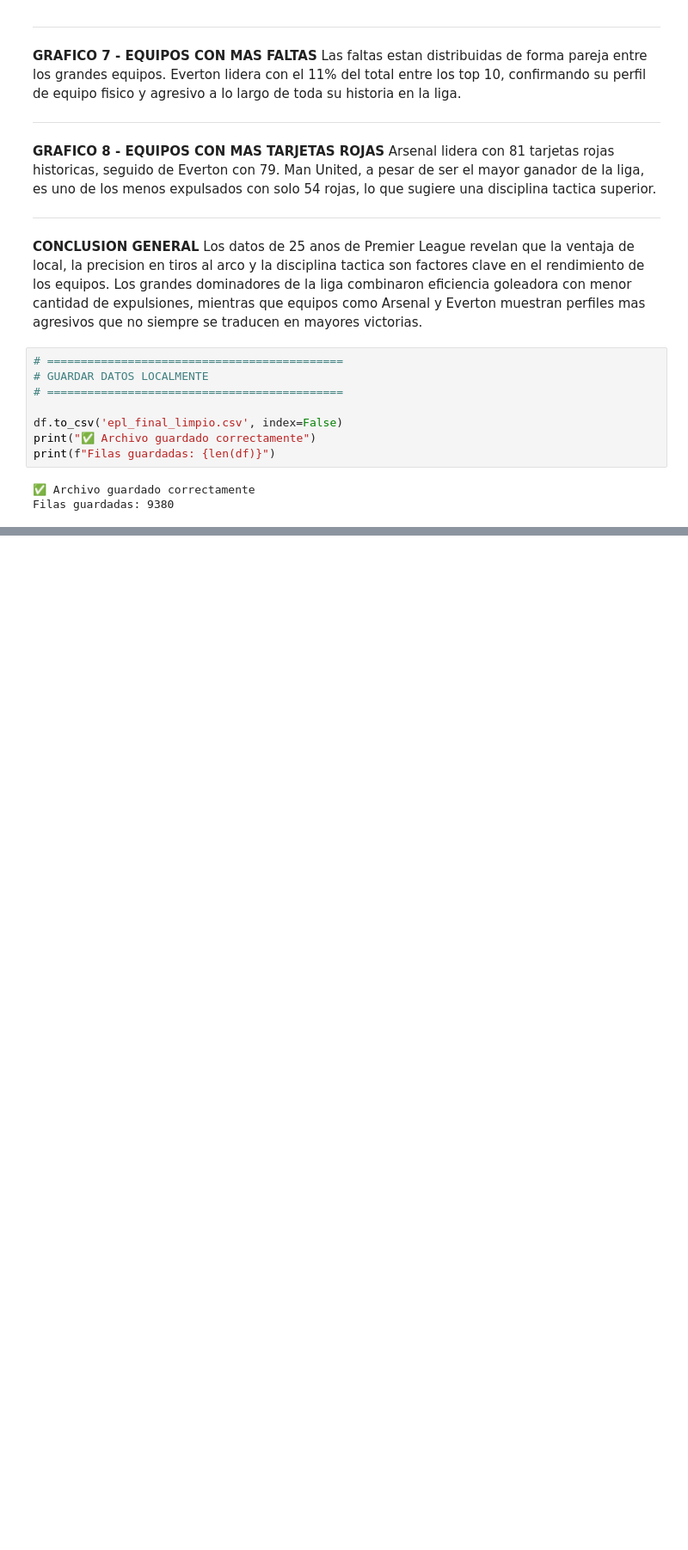
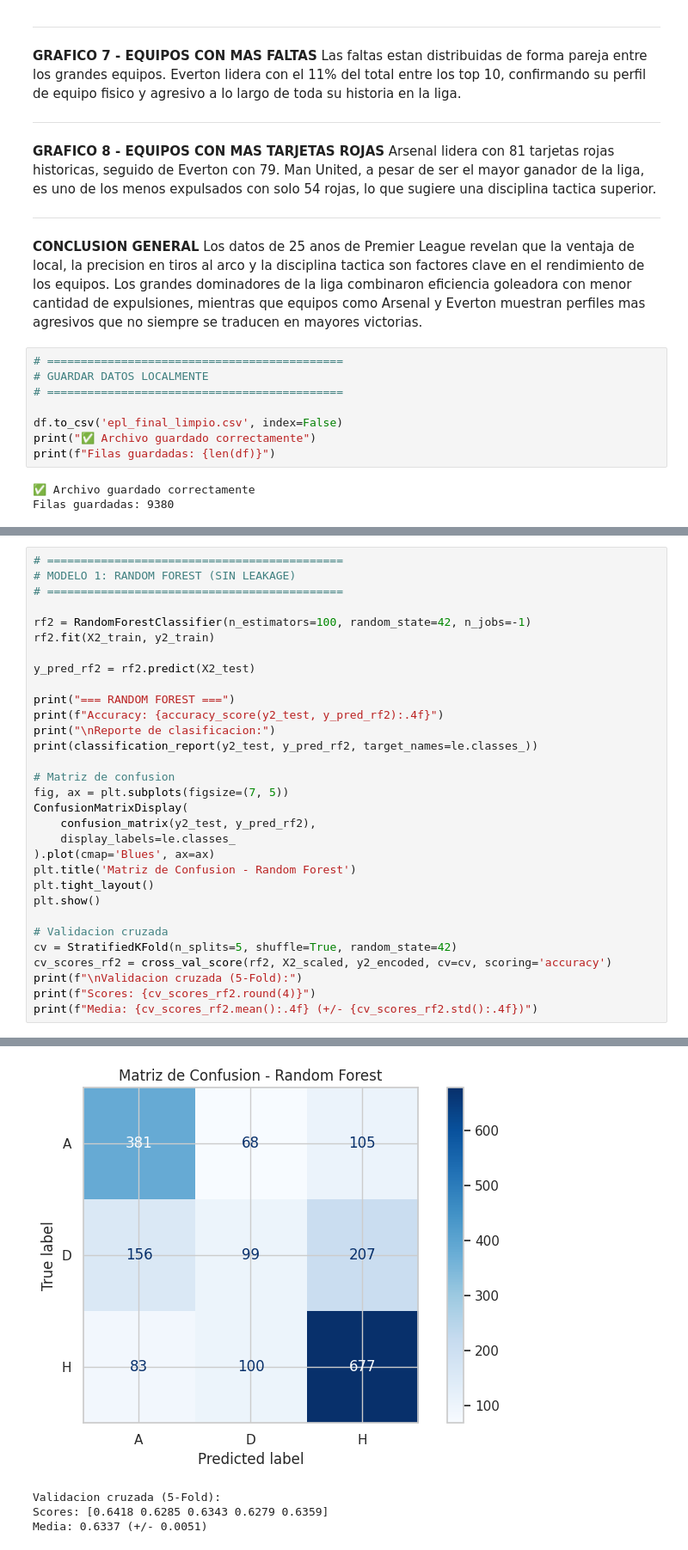
Before and after one commit to ejmuriburu/premier-league-analisis, a Jupyter notebook: Ernesto_Uriburu_Data_Sciencie_II_.ipynb, the cells around one changed output, grey strips where cells are left out. Shown at 86% size. Cells and saved outputs as stored; diff of their text form; blank space fills up the shorter version.

```diff
--- a/Ernesto_Uriburu_Data_Sciencie_II_.ipynb
+++ b/Ernesto_Uriburu_Data_Sciencie_II_.ipynb
@@ -467,0 +824,32 @@ Filas guardadas: 9380
+# %%
+# ============================================
+# MODELO 1: RANDOM FOREST (SIN LEAKAGE)
+# ============================================
+
+rf2 = RandomForestClassifier(n_estimators=100, random_state=42, n_jobs=-1)
+rf2.fit(X2_train, y2_train)
+
+y_pred_rf2 = rf2.predict(X2_test)
+
+print("=== RANDOM FOREST ===")
+print(f"Accuracy: {accuracy_score(y2_test, y_pred_rf2):.4f}")
+print("\nReporte de clasificacion:")
+print(classification_report(y2_test, y_pred_rf2, target_names=le.classes_))
+
+# Matriz de confusion
+fig, ax = plt.subplots(figsize=(7, 5))
+ConfusionMatrixDisplay(
+    confusion_matrix(y2_test, y_pred_rf2),
+    display_labels=le.classes_
+).plot(cmap='Blues', ax=ax)
+plt.title('Matriz de Confusion - Random Forest')
+plt.tight_layout()
+plt.show()
+
+# Validacion cruzada
+cv = StratifiedKFold(n_splits=5, shuffle=True, random_state=42)
+cv_scores_rf2 = cross_val_score(rf2, X2_scaled, y2_encoded, cv=cv, scoring='accuracy')
+print(f"\nValidacion cruzada (5-Fold):")
+print(f"Scores: {cv_scores_rf2.round(4)}")
+print(f"Media: {cv_scores_rf2.mean():.4f} (+/- {cv_scores_rf2.std():.4f})")
+# %% [output]
@@ -467,0 +869,4 @@ Filas guardadas: 9380
+[figure, added]
+Validacion cruzada (5-Fold):
+Scores: [0.6418 0.6285 0.6343 0.6279 0.6359]
+Media: 0.6337 (+/- 0.0051)
```
Also changed, not shown: parts of 22 cells of this notebook.
